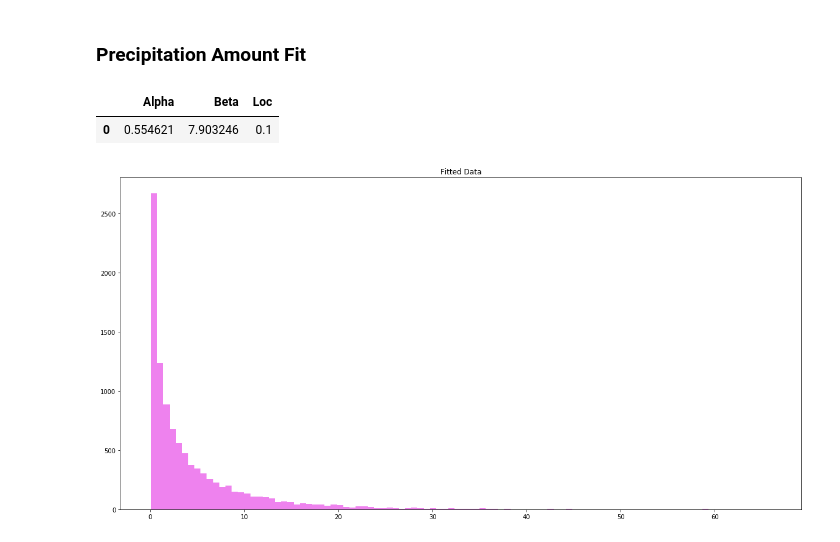
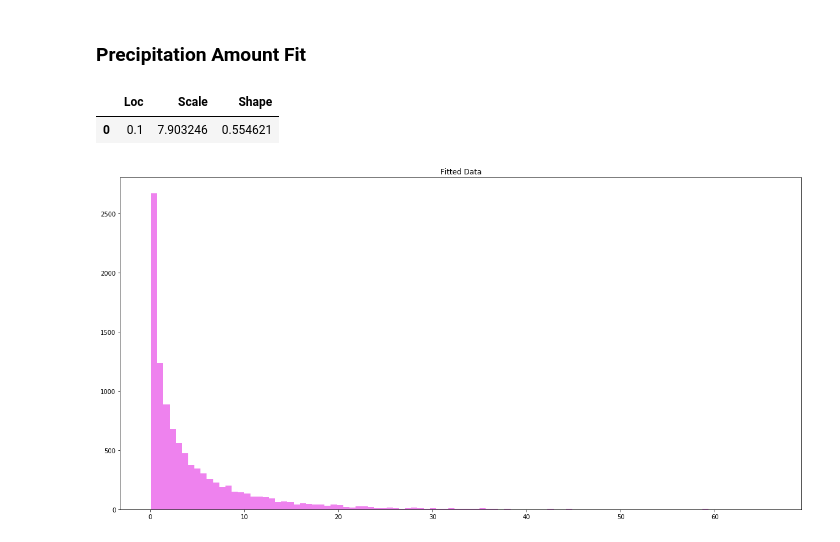
Before and after one commit to jesugome/WeatherDerivatives, a Jupyter notebook: code/visibleMarkovChainPro.ipynb, the cells around one changed output. Drawn from its saved outputs; the diff is of its cells as text; code cells hidden in the pictures.

```diff
--- a/code/visibleMarkovChainPro.ipynb
+++ b/code/visibleMarkovChainPro.ipynb
@@ -113,19 +113,20 @@ plt.show()
 # %%
 import scipy.stats as stats
 
 gammaAlpha, gammaLoc, gammaBeta=stats.gamma.fit(noZeroPrecipitation['Prep'])
 
 fittedParameter = {
-    'Alpha': [gammaAlpha],
+    'Shape': [gammaAlpha],
     'Loc': [gammaLoc],
-    'Beta': [gammaBeta]
+    'Scale': [gammaBeta]
 }
 
 fittedGamma = pd.DataFrame(fittedParameter)
+fittedGamma.to_csv('../results/visibleMarkov/fittedGamma.csv')
 fittedGamma
 # %% [output]
-|  | Alpha | Beta | Loc |
-| 0 | 0.554621 | 7.903246 | 0.1 |
+|  | Loc | Scale | Shape |
+| 0 | 0.1 | 7.903246 | 0.554621 |
 # %%
 # Plot fitted gamma
 r = gamma.rvs(gammaAlpha, loc = gammaLoc, scale = gammaBeta, size=10000)
```
Also changed, not shown: parts of 2 cells of this notebook, 4 other files.
